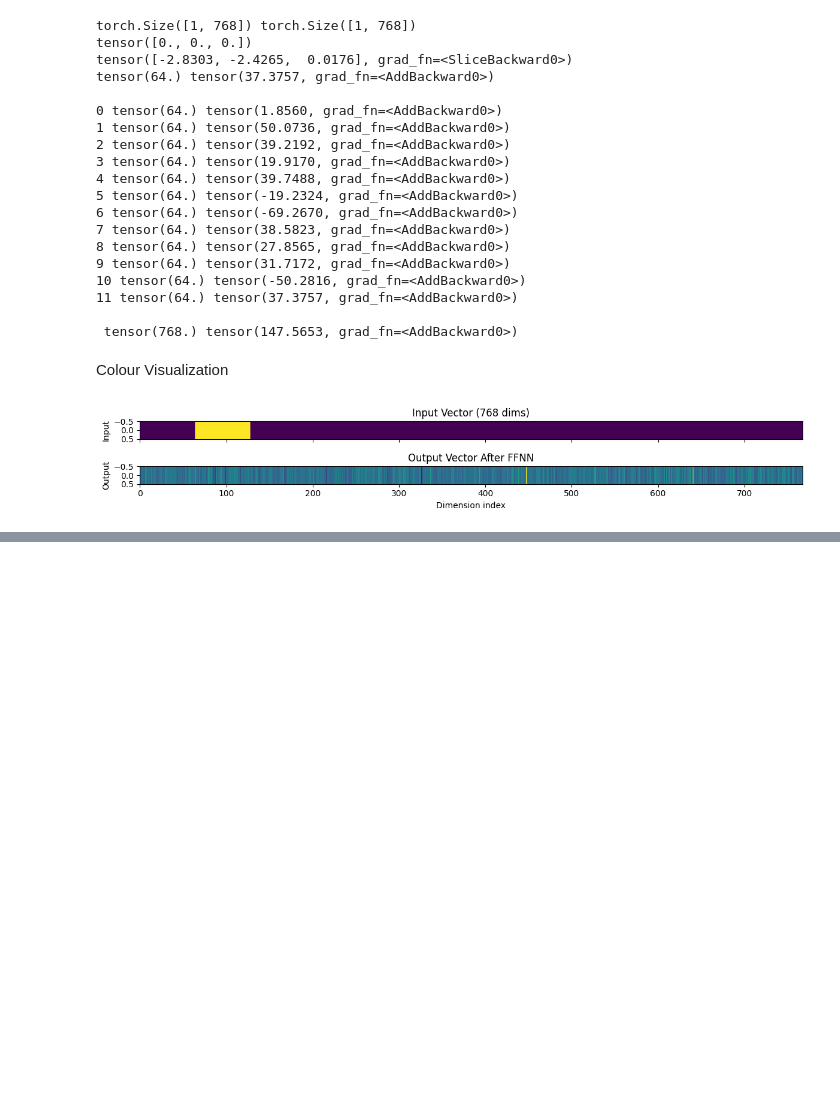
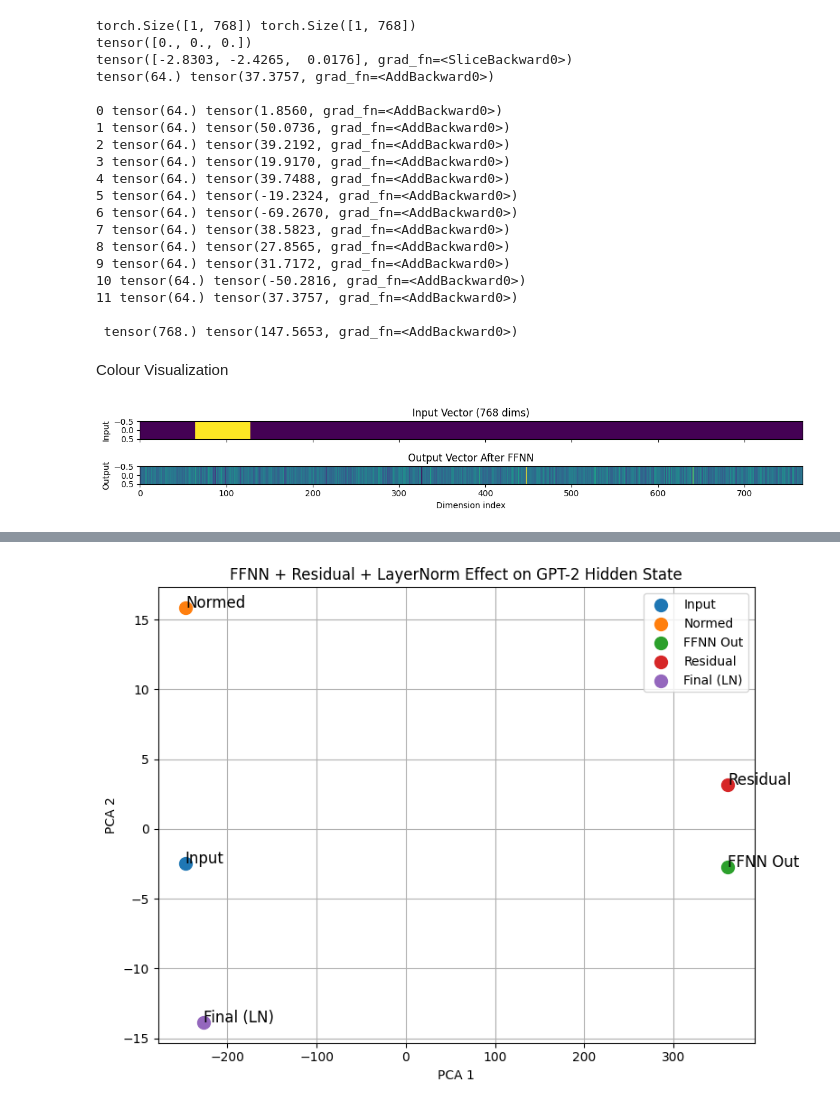
Before and after one commit to AlessandroMiotto/transformers, a Jupyter notebook: neur_net.ipynb, the cells around one changed output, grey strips where cells are left out. Cells and saved outputs as stored; diff of their text form; code cells hidden in the pictures; blank space fills up the shorter version.

```diff
--- a/neur_net.ipynb
+++ b/neur_net.ipynb
@@ -178,0 +257,4 @@ plt.show()
+# %%
+block = model.h[layer_idx]
+
+print(block)
@@ -178,0 +289,51 @@ plt.show()
+# %%
+x_input = torch.randn(1, 768)
+
+# Forward through FFNN
+x_ln = block.ln_2(x_input)
+ffnn_out = block.mlp(x_ln)
+
+# Residual connection
+x_res = x_input + ffnn_out
+
+# Final output (LayerNorm can be applied here if you're mimicking post-LN style)
+# %%
+from sklearn.decomposition import PCA
+# Choose a block
+block = model.h[layer_idx]
+
+# Step 1: Create a structured input (e.g. activate second attention head)
+x = torch.zeros(768)
+x[64:128] = 1.0
+x = x.unsqueeze(0)  # shape: [1, 768]
+
+# Step 2: FFNN transformation
+with torch.no_grad():
+    x_normed = block.ln_2(x)
+    ffnn_out = block.mlp(x_normed)
+    x_residual = x + ffnn_out
+    x_final = block.ln_2(x_residual)
+
+# Step 3: Stack all stages
+vectors = torch.cat([x, x_normed, ffnn_out, x_residual, x_final], dim=0).numpy()
+labels = ["Input", "Normed", "FFNN Out", "Residual", "Final (LN)"]
+
+# Step 4: Project to 2D using PCA
+pca = PCA(n_components=2)
+proj = pca.fit_transform(vectors)
+
+# Step 5: Plot
+plt.figure(figsize=(8, 6))
+for i, label in enumerate(labels):
+    plt.scatter(proj[i, 0], proj[i, 1], label=label, s=100)
+    plt.text(proj[i, 0]+0.1, proj[i, 1], label, fontsize=12)
+
+plt.title("FFNN + Residual + LayerNorm Effect on GPT-2 Hidden State")
+plt.xlabel("PCA 1")
+plt.ylabel("PCA 2")
+plt.legend()
+plt.grid(True)
+plt.tight_layout()
+plt.show()
+# %% [output]
+[figure, added]
```
Also changed, not shown: parts of 7 cells of this notebook.
